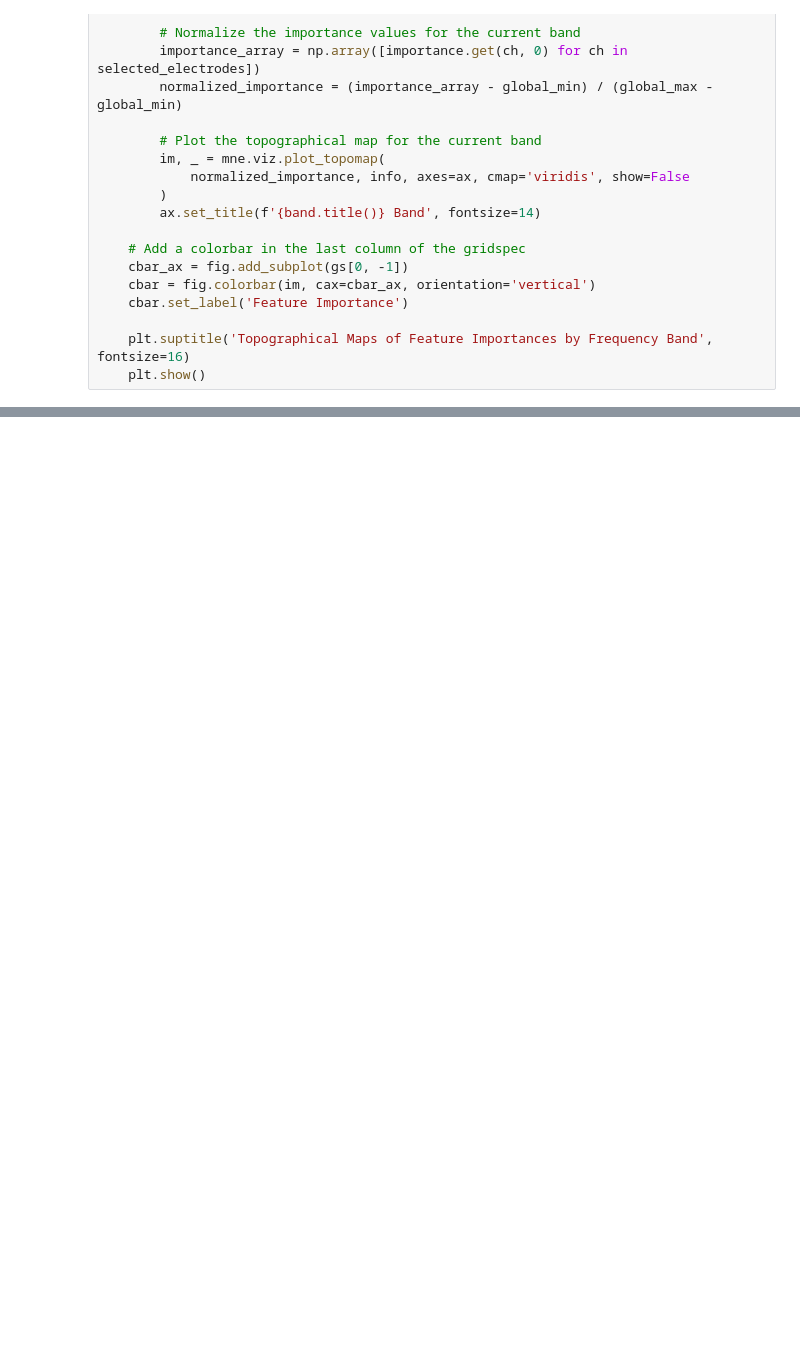
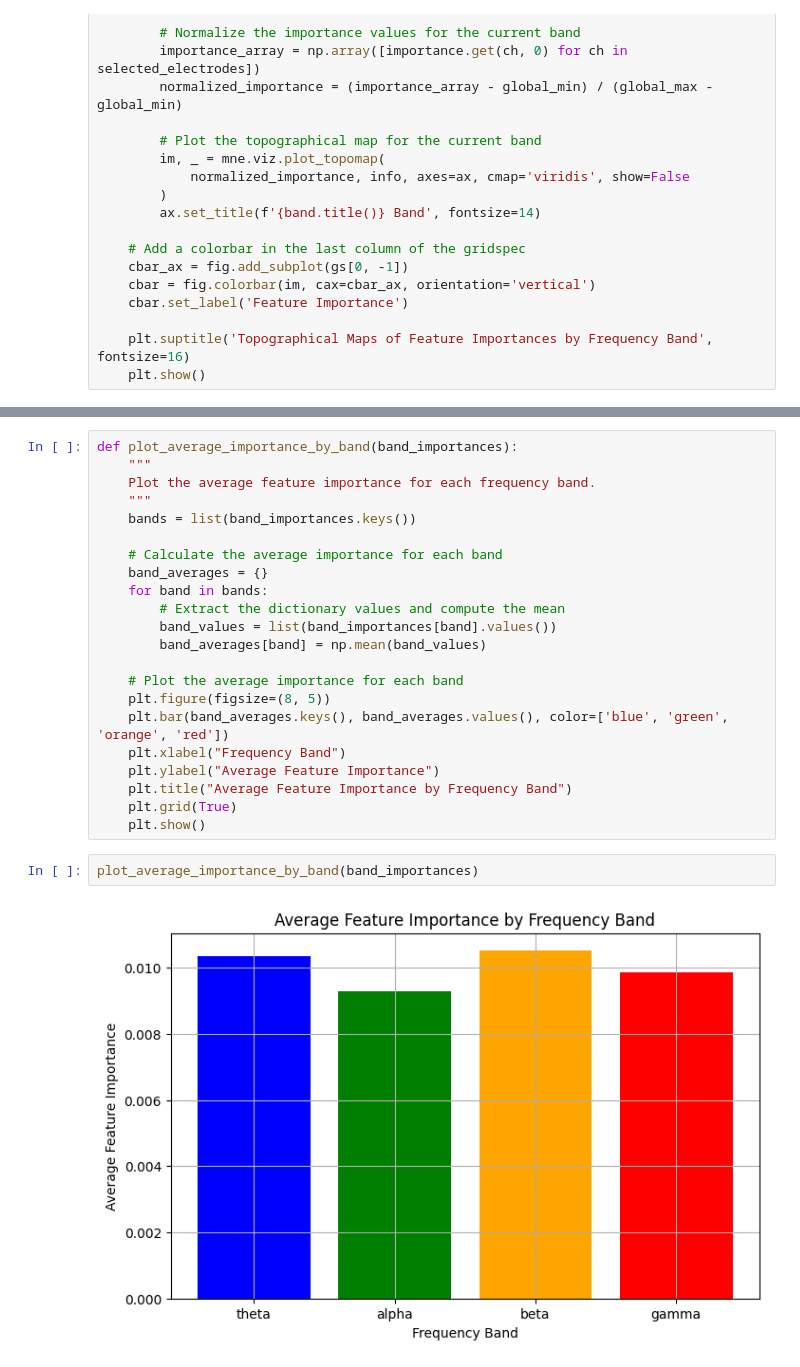
Before and after one commit to omaraguilarr84/Project-InnerSpeech, a Jupyter notebook: Scripts/rf_bp.ipynb, the cells around one changed output, grey strips where cells are left out. Cells and saved outputs as stored; diff of their text form; blank space fills up the shorter version.

```diff
--- a/Scripts/rf_bp.ipynb
+++ b/Scripts/rf_bp.ipynb
@@ -126,0 +127,26 @@ Random Forest accuracy: 1.00
+# %%
+def plot_average_importance_by_band(band_importances):
+    """
+    Plot the average feature importance for each frequency band.
+    """
+    bands = list(band_importances.keys())
+
+    # Calculate the average importance for each band
+    band_averages = {}
+    for band in bands:
+        # Extract the dictionary values and compute the mean
+        band_values = list(band_importances[band].values())
+        band_averages[band] = np.mean(band_values)
+
+    # Plot the average importance for each band
+    plt.figure(figsize=(8, 5))
+    plt.bar(band_averages.keys(), band_averages.values(), color=['blue', 'green', 'orange', 'red'])
+    plt.xlabel("Frequency Band")
+    plt.ylabel("Average Feature Importance")
+    plt.title("Average Feature Importance by Frequency Band")
+    plt.grid(True)
+    plt.show()
+# %%
+plot_average_importance_by_band(band_importances)
+# %% [output]
+[figure, added]
```
Also changed, not shown: parts of 4 cells of this notebook, 6 other files.
